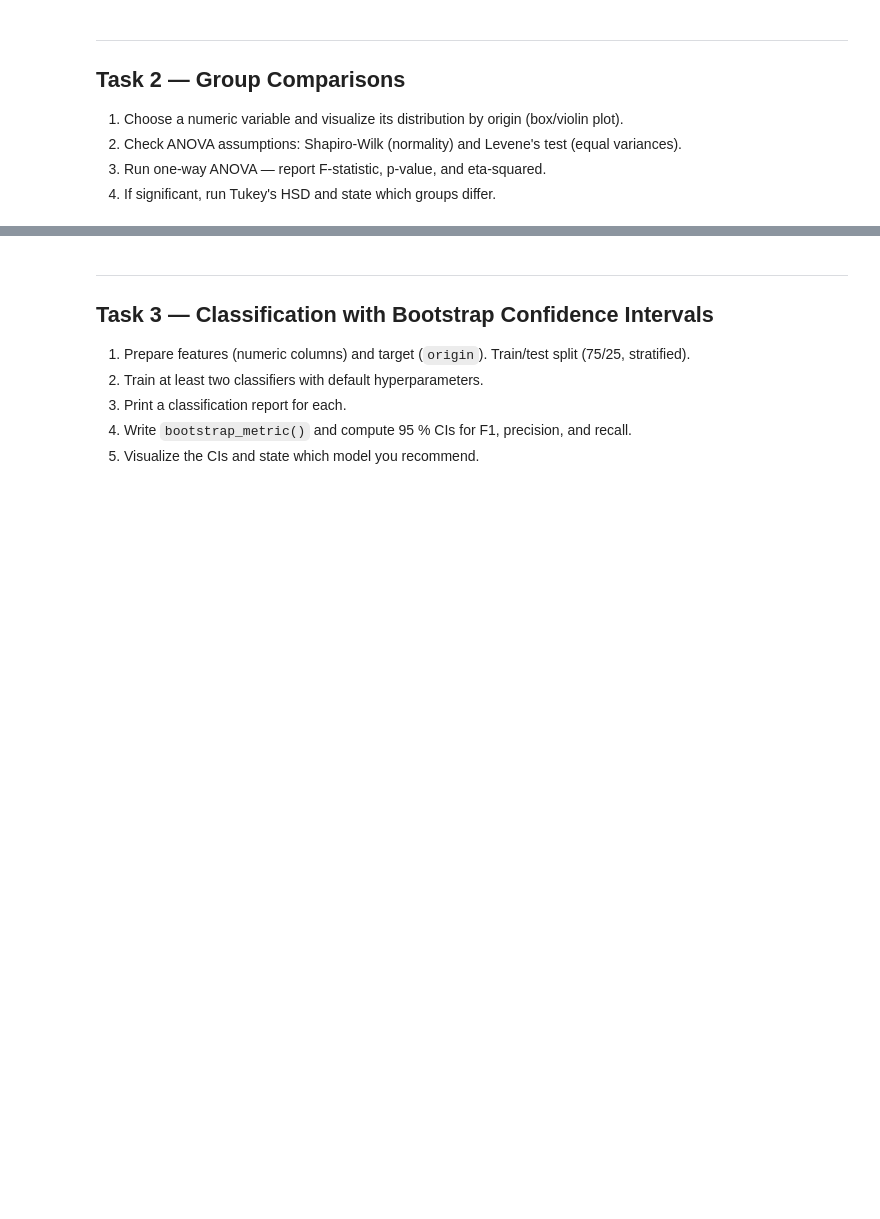
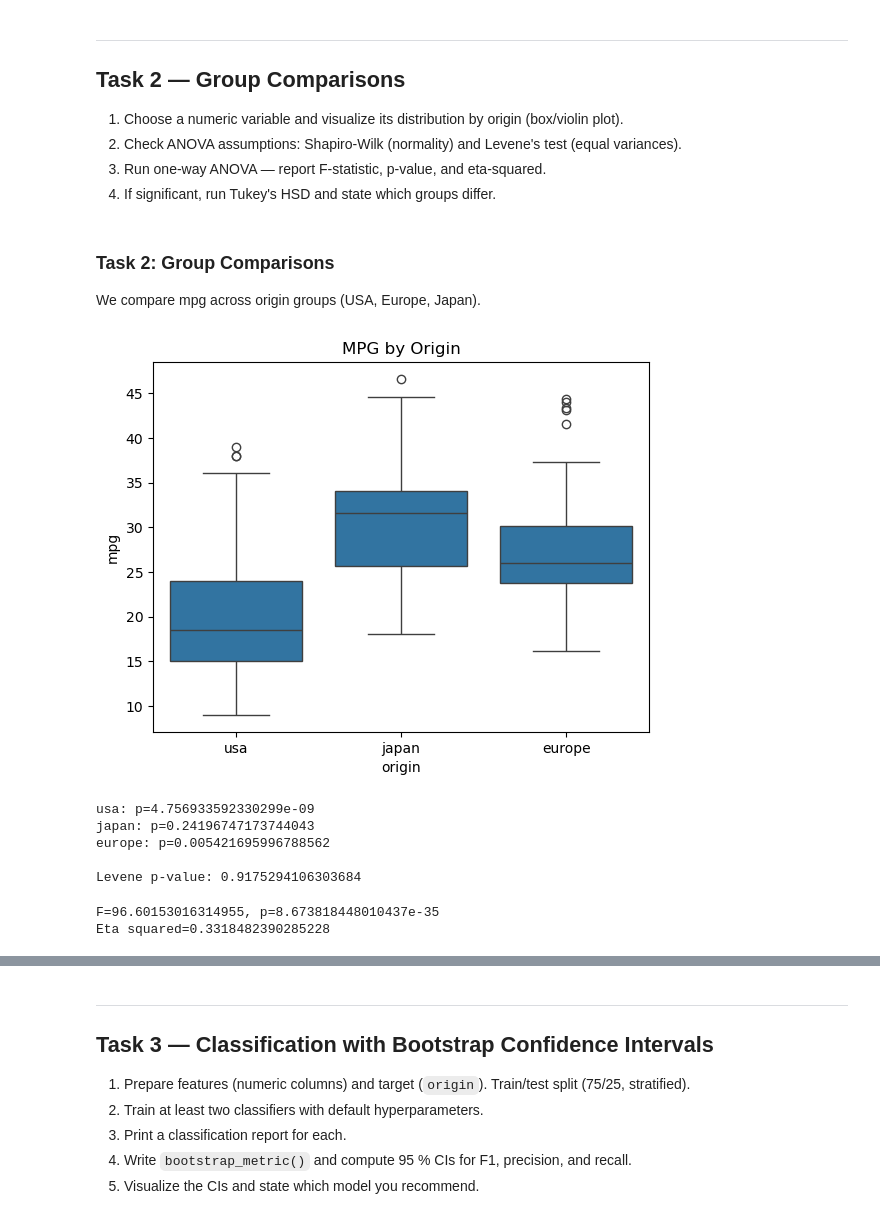
Before and after one commit to Data-AI-IDDA/m3-13-assessment, a Jupyter notebook: m3-13-assessment.ipynb, the cells around one changed output, grey strips where cells are left out. Drawn from its saved outputs; the diff is of its cells as text; code cells hidden in the pictures; blank space fills up the shorter version.

```diff
--- a/m3-13-assessment.ipynb
+++ b/m3-13-assessment.ipynb
@@ -60,2 +134,45 @@ Your answer here…
+# %% [markdown]
+### Task 2: Group Comparisons
+
+We compare mpg across origin groups (USA, Europe, Japan).
+# %%
+# Distribution visualization by origin
+sns.boxplot(data=mpg, x='origin', y='mpg')
+plt.title("MPG by Origin")
+plt.show()
+# %% [output]
+[figure, added]
+# %%
+# Assumption checks: Shapiro-Wilk + Levene's test
+groups = [mpg[mpg['origin'] == g]['mpg'] for g in mpg['origin'].unique()]
+
+# Shapiro
+for g in mpg['origin'].unique():
+    stat, p = shapiro(mpg[mpg['origin'] == g]['mpg'])
+    print(f"{g}: p={p}")
+
+# Levene
+lev_stat, lev_p = levene(*groups)
+print(f"\nLevene p-value: {lev_p}")
+# %% [output]
+usa: p=4.756933592330299e-09
+japan: p=0.24196747173744043
+europe: p=0.005421695996788562
+
+Levene p-value: 0.9175294106303684
+# %%
+# One-way ANOVA
+f_stat, p_val = f_oneway(*groups)
+
+# eta squared
+ss_between = sum(len(g)*(np.mean(g)-mpg['mpg'].mean())**2 for g in groups)
+ss_total = sum((mpg['mpg'] - mpg['mpg'].mean())**2)
+eta_sq = ss_between / ss_total
+
+print(f"F={f_stat}, p={p_val}")
+print(f"Eta squared={eta_sq}")
+# %% [output]
+F=96.60153016314955, p=8.673818448010437e-35
+Eta squared=0.3318482390285228
 # %%
 # Post-hoc test (Tukey's HSD)
```
Also changed, not shown: parts of 31 cells of this notebook.
